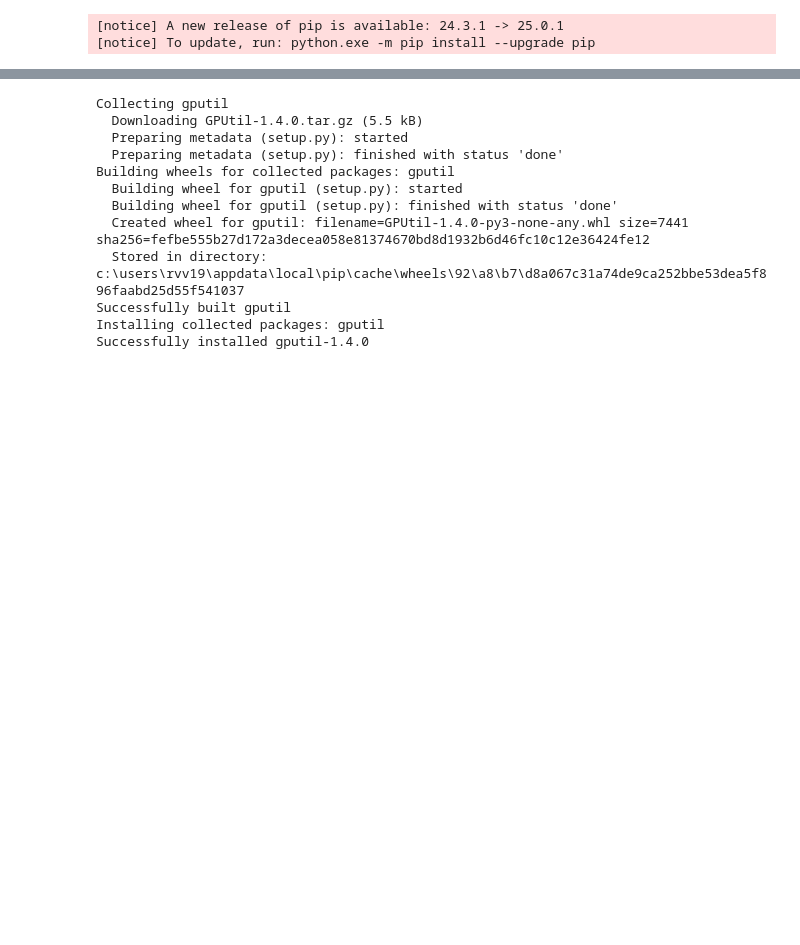
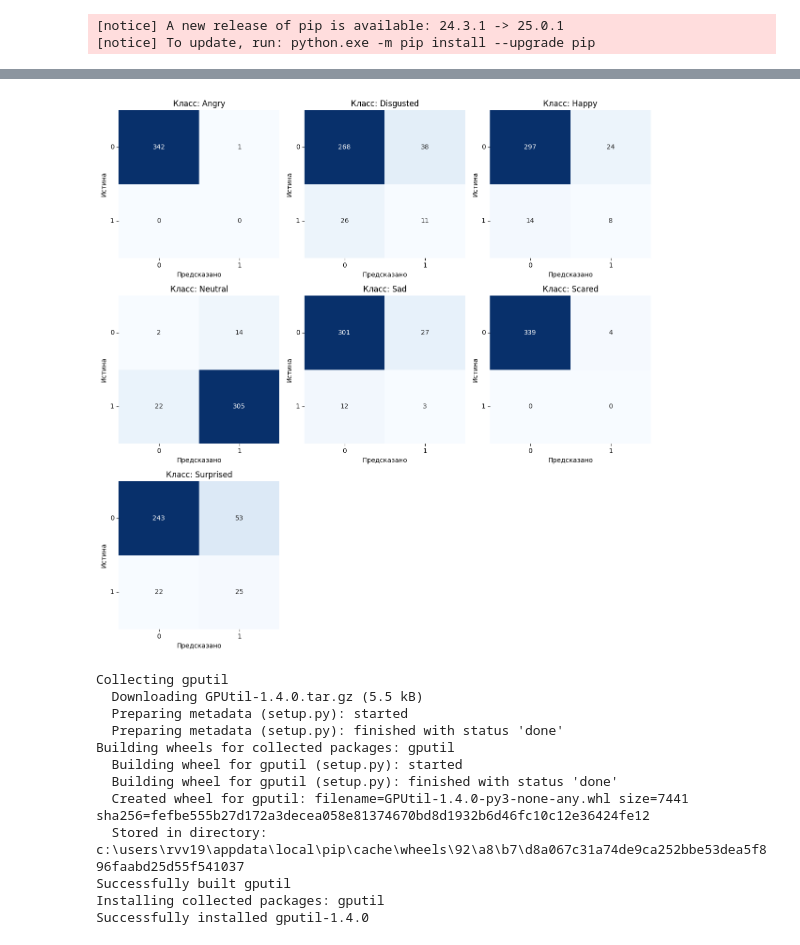
Before and after one commit to EchoStressAI/proto_mvp, a Jupyter notebook: convert/train.ipynb, the cells around one changed output, grey strips where cells are left out. Cells and saved outputs as stored; diff of their text form; code cells hidden in the pictures; blank space fills up the shorter version.

```diff
--- a/convert/train.ipynb
+++ b/convert/train.ipynb
@@ -129,23 +204,4 @@ df.head(50)
 # %%
-from sklearn.model_selection import train_test_split
-from sklearn.feature_extraction.text import TfidfVectorizer
-from sklearn.multioutput import MultiOutputClassifier
-from sklearn.linear_model import LogisticRegression
-from sklearn.metrics import hamming_loss, classification_report
-import numpy as np
-
-# 1. Подготовка данных
-X = df['text']
-y = df[EMOTIONS]
-
-# 2. Векторизация текста
-tfidf = TfidfVectorizer(max_features=5000)
-X_tfidf = tfidf.fit_transform(X)
-
-# 3. Разделение данных
-X_train, X_test, y_train, y_test = train_test_split(
-    X_tfidf, y, test_size=0.2, random_state=42
-)
 
 # 4. Обучение модели
 model = MultiOutputClassifier(
@@ -224,0 +237,42 @@ df.sample(20)
+# %%
+import numpy as np
+import matplotlib.pyplot as plt
+import seaborn as sns
+from sklearn.metrics import multilabel_confusion_matrix
+
+# Преобразуем DataFrame с истинными метками в numpy-массив.
+# Предполагается, что y_test и y_pred имеют форму (n_samples, n_classes)
+y_true_array = y_test.to_numpy()
+y_pred_array = y_pred  # Предполагается, что y_pred уже в нужном виде
+
+# Получаем имена классов из столбцов DataFrame (если они есть)
+class_names = y_test.columns.tolist()
+
+# Вычисляем многометочную confusion matrix для каждого класса
+mcm = multilabel_confusion_matrix(y_true_array, y_pred_array)
+
+# Определяем количество классов и настраиваем подграфики
+n_classes = len(class_names)
+n_cols = 3  # можно изменить число столбцов
+n_rows = int(np.ceil(n_classes / n_cols))
+
+fig, axes = plt.subplots(n_rows, n_cols, figsize=(n_cols * 4, n_rows * 4))
+axes = axes.flatten()
+
+for i, (cm, class_name) in enumerate(zip(mcm, class_names)):
+    # cm имеет форму 2x2 для каждого класса: [[TN, FP], [FN, TP]]
+    sns.heatmap(cm, annot=True, fmt="d", cmap="Blues", cbar=False, ax=axes[i])
+    axes[i].set_title(f"Класс: {class_name}")
+    axes[i].set_xlabel("Предсказано")
+    axes[i].set_ylabel("Истина")
+    axes[i].set_xticklabels(["0", "1"], rotation=0)
+    axes[i].set_yticklabels(["0", "1"], rotation=0)
+
+# Если подграфиков больше, чем классов, скрываем лишние оси
+for j in range(i + 1, len(axes)):
+    axes[j].axis('off')
+
+plt.tight_layout()
+plt.show()
+# %% [output]
+[figure, added]
```
Also changed, not shown: parts of 49 cells of this notebook, 5 other files.
